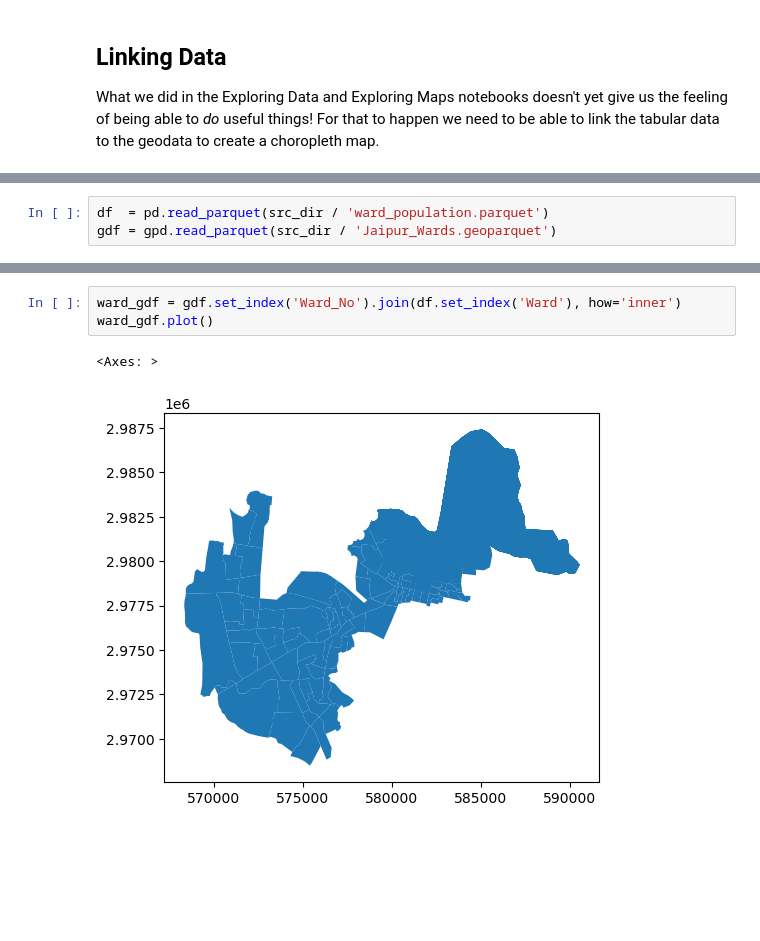
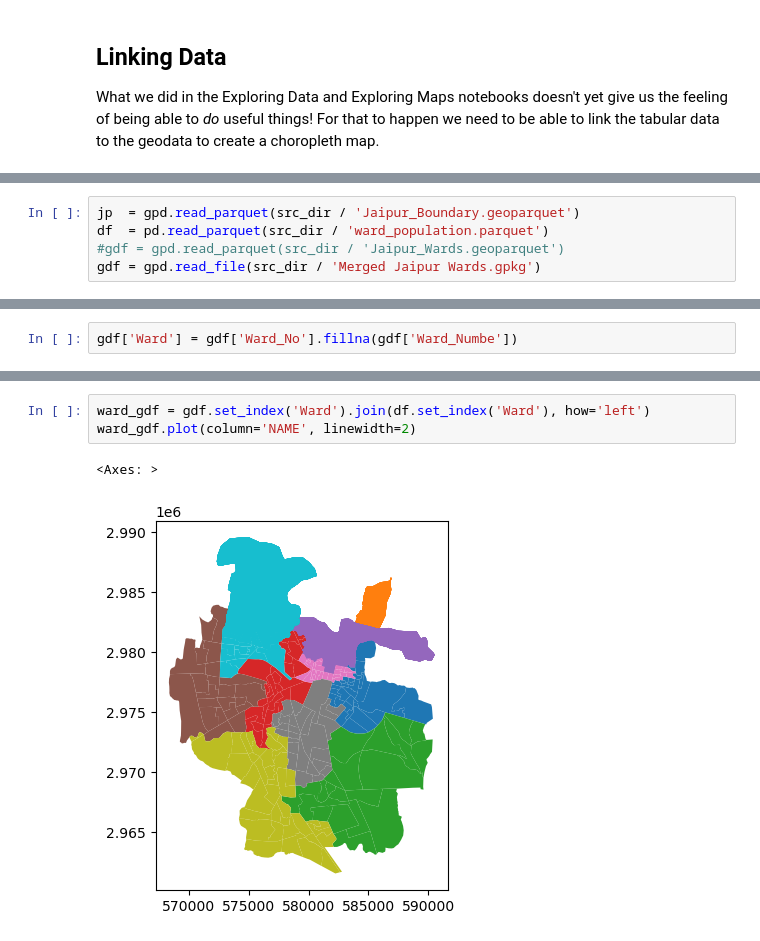
Before and after one commit to jreades/jaipur, a Jupyter notebook: practicals/Linking_Data.ipynb, the cells around one changed output, grey strips where cells are left out. Saved outputs shown, nothing was run; the diff lists cells and outputs as text; blank space fills up the shorter version.

```diff
--- a/practicals/Linking_Data.ipynb
+++ b/practicals/Linking_Data.ipynb
@@ -10,5 +12,7 @@ from pathlib import Path
 src_dir = Path.home() / Path('work/data/clean')
 # %%
+jp  = gpd.read_parquet(src_dir / 'Jaipur_Boundary.geoparquet')
 df  = pd.read_parquet(src_dir / 'ward_population.parquet')
-gdf = gpd.read_parquet(src_dir / 'Jaipur_Wards.geoparquet')
+#gdf = gpd.read_parquet(src_dir / 'Jaipur_Wards.geoparquet')
+gdf = gpd.read_file(src_dir / 'Merged Jaipur Wards.gpkg')
 # %%
@@ -38,0 +29,2 @@ df.columns.to_list()
+# %%
+gdf['Ward'] = gdf['Ward_No'].fillna(gdf['Ward_Numbe'])
@@ -39,6 +73,6 @@ df.columns.to_list()
 # %%
-ward_gdf = gdf.set_index('Ward_No').join(df.set_index('Ward'), how='inner')
-ward_gdf.plot()
+ward_gdf = gdf.set_index('Ward').join(df.set_index('Ward'), how='left')
+ward_gdf.plot(column='NAME', linewidth=2)
 # %% [output]
 <Axes: >
-[figure, old version]
+[figure, new version]
```
Also changed, not shown: parts of 16 cells of this notebook, 2 other files.
